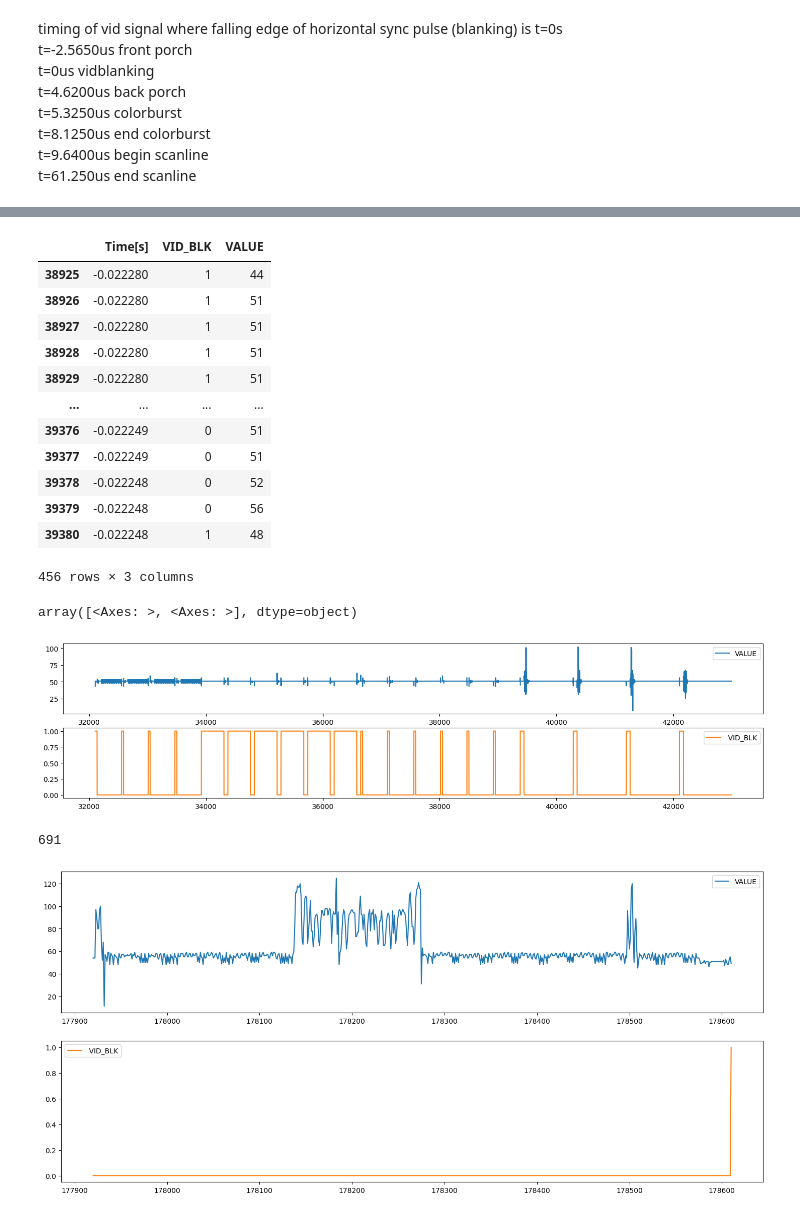
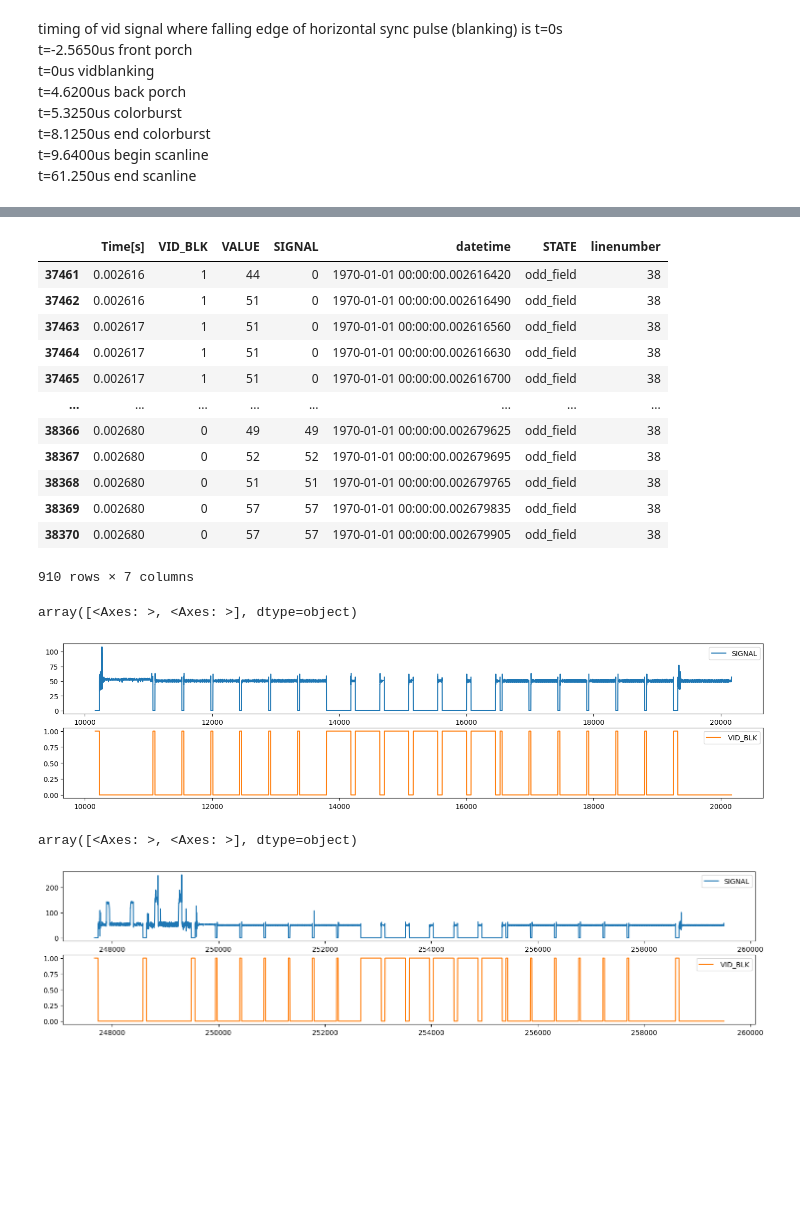
Before and after one commit to ebtrac/pp1_data_processing, a Jupyter notebook: pp1_dac_data_decoding.ipynb, the cells around one changed output, grey strips where cells are left out. Saved outputs shown, nothing was run; the diff lists cells and outputs as text; code cells hidden in the pictures; blank space fills up the shorter version.

Commit message:
rough state labelling

```diff
--- a/pp1_dac_data_decoding.ipynb
+++ b/pp1_dac_data_decoding.ipynb
@@ -4,8 +4,9 @@ import numpy as np
 import matplotlib.pyplot as plt
 # %%
 # fpath = "F:\\pp1_data_processing\\2023-05-22_21-17-37 dac showing pacman.csv"
-fpath = "F:\\pp1_data_processing\\2023-05-22_22-36-06 dac showing pacman 200MHz.csv"
+# fpath = "F:\\pp1_data_processing\\2023-05-22_22-36-06 dac showing pacman 200MHz.csv"
 # fpath = "C:\\Users\\ionca\\Desktop\\pp1\\2023-05-23_17-58-21 dac 200MHz one line.csv"
+fpath = "F:\\pp1_data_processing\\2023-05-24_21-46-19 dac showing camera feed interlaced 200MHz.csv"
 df = pd.read_csv(fpath)
 # %%
 # get all the falling edges of !vid_conv where the dac data is latched
@@ -66,12 +67,12 @@ t=61.250us end scanline
 # %%
 # get start and end indices of each scanline
 scanline_start_indices = dacdf[dacdf[' VID_BLK'].diff() == 1].iloc[:-1].index.to_series()
-scanline_end_indices = dacdf[dacdf[' VID_BLK'].diff() == 1].iloc[1:].index.to_series()
+scanline_end_indices = dacdf[dacdf[' VID_BLK'].diff() == 1].iloc[1:].index.to_series() - 1
 
 # a list of dataframes that each contain a single scanline
 scanlines = []
 for start,end in zip(scanline_start_indices, scanline_end_indices):
-    scanline = dacdf.loc[start:end, ['Time[s]', ' VID_BLK', 'VALUE']]
+    scanline = dacdf.loc[start:end, ['Time[s]', ' VID_BLK', 'VALUE', 'SIGNAL']]
     scanline['datetime'] = pd.to_datetime(scanline['Time[s]'],unit='s')
     scanlines.append(scanline)
 # %%
@@ -121,31 +118,34 @@ scanlines[35]
 # %%
 scanlines[50]
 # %% [output]
-|  | Time[s] | VID_BLK | VALUE |
-| 38925 | -0.022280 | 1 | 44 |
-| 38926 | -0.022280 | 1 | 51 |
-| 38927 | -0.022280 | 1 | 51 |
-| 38928 | -0.022280 | 1 | 51 |
-| 38929 | -0.022280 | 1 | 51 |
-| ... | ... | ... | ... |
-| 39376 | -0.022249 | 0 | 51 |
-| 39377 | -0.022249 | 0 | 51 |
-| 39378 | -0.022248 | 0 | 52 |
-| 39379 | -0.022248 | 0 | 56 |
-| 39380 | -0.022248 | 1 | 48 |
+|  | Time[s] | VID_BLK | VALUE | SIGNAL | datetime | STATE | linenumber |
+| 37461 | 0.002616 | 1 | 44 | 0 | 1970-01-01 00:00:00.002616420 | odd_field | 38 |
+| 37462 | 0.002616 | 1 | 51 | 0 | 1970-01-01 00:00:00.002616490 | odd_field | 38 |
+| 37463 | 0.002617 | 1 | 51 | 0 | 1970-01-01 00:00:00.002616560 | odd_field | 38 |
+| 37464 | 0.002617 | 1 | 51 | 0 | 1970-01-01 00:00:00.002616630 | odd_field | 38 |
+| 37465 | 0.002617 | 1 | 51 | 0 | 1970-01-01 00:00:00.002616700 | odd_field | 38 |
+| ... | ... | ... | ... | ... | ... | ... | ... |
+| 38366 | 0.002680 | 0 | 49 | 49 | 1970-01-01 00:00:00.002679625 | odd_field | 38 |
+| 38367 | 0.002680 | 0 | 52 | 52 | 1970-01-01 00:00:00.002679695 | odd_field | 38 |
+| 38368 | 0.002680 | 0 | 51 | 51 | 1970-01-01 00:00:00.002679765 | odd_field | 38 |
+| 38369 | 0.002680 | 0 | 57 | 57 | 1970-01-01 00:00:00.002679835 | odd_field | 38 |
+| 38370 | 0.002680 | 0 | 57 | 57 | 1970-01-01 00:00:00.002679905 | odd_field | 38 |
-456 rows × 3 columns
+910 rows × 7 columns
 # %%
 fig, ax = plt.subplots()
 fig.set_size_inches(18, 4)
-dacdf[32100:43000].plot(y=['VALUE', ' VID_BLK'], subplots=True, ax=ax, use_index=True)
+vsync = (29-12)//2 + 12 +1
+window = 10
+pd.concat(scanlines[vsync-window:vsync+window]).plot(y=['SIGNAL',' VID_BLK'], subplots=True, ax=ax, use_index=True)
 # %% [output]
 array([<Axes: >, <Axes: >], dtype=object)
-[figure, old version]
+[figure, new version]
 # %%
 fig, ax = plt.subplots()
-fig.set_size_inches(18, 8)
-scanlines[203].iloc[220:].plot(y=['VALUE',' VID_BLK'], subplots=True, ax=ax, use_index=True)
-print(len(scanlines[203].iloc[220:]))
+fig.set_size_inches(18, 4)
+vsync = (300-283)//2 + 283 +1
+window = 11
+pd.concat(scanlines[vsync-window:vsync+window]).plot(y=['SIGNAL',' VID_BLK'], subplots=True, ax=ax, use_index=True)
 # %% [output]
-691
+array([<Axes: >, <Axes: >], dtype=object)
-[figure, old version]
+[figure, new version]
```
Also changed, not shown: parts of 17 cells of this notebook.
